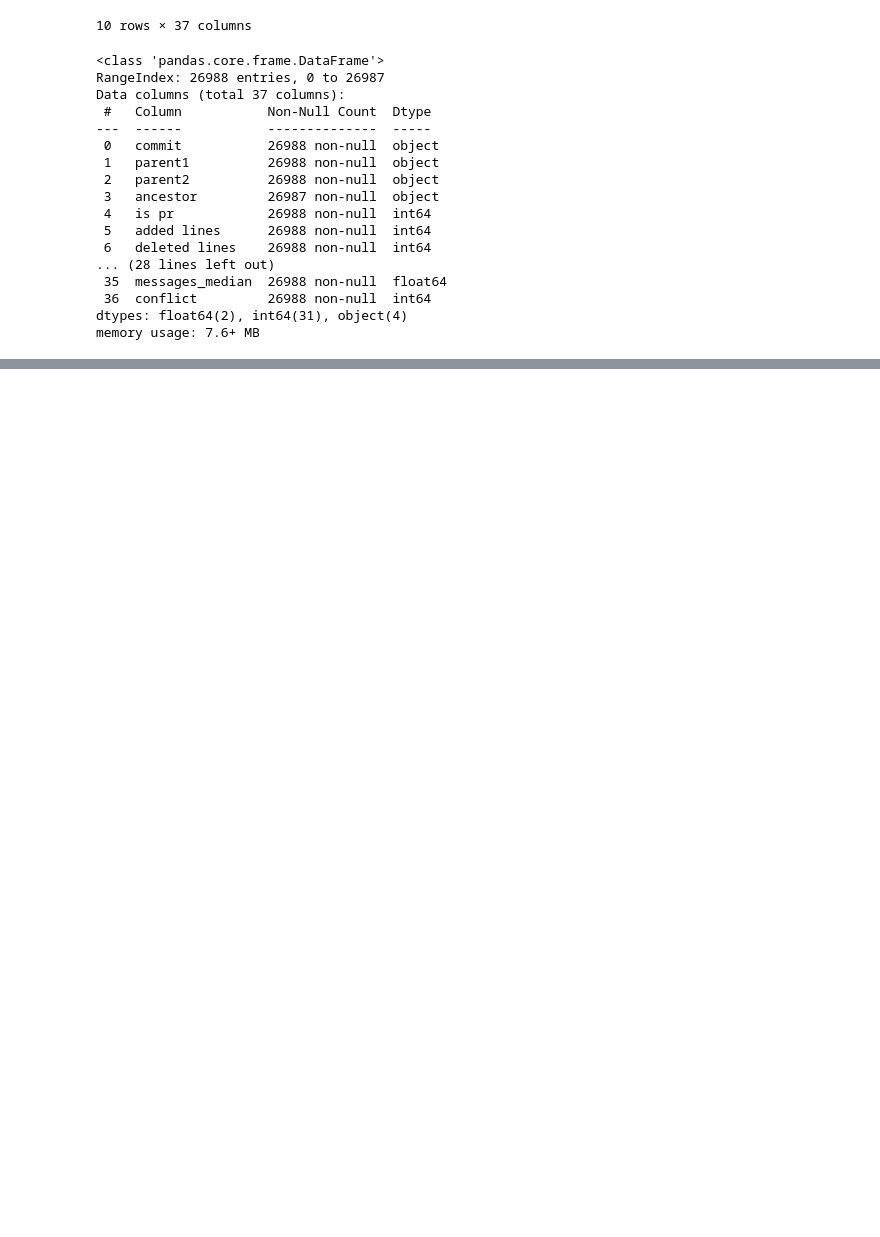
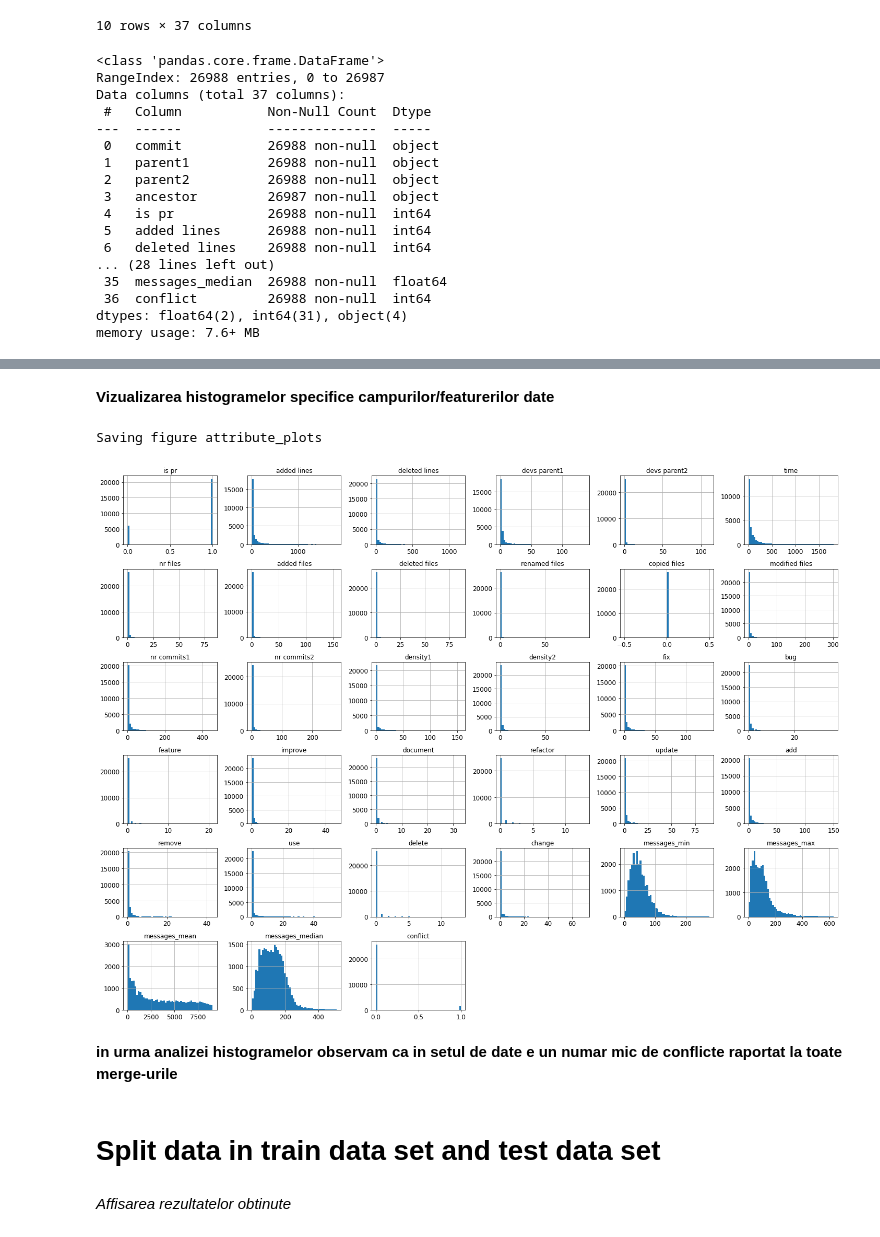
Before and after one commit to birlutiuclaudiu/PredictMergingConflicts, a Jupyter notebook: BirlutiuClaudiu.ipynb, the cells around one changed output, grey strips where cells are left out. Cells and saved outputs as stored; diff of their text form; code cells hidden in the pictures; blank space fills up the shorter version.

```diff
--- a/BirlutiuClaudiu.ipynb
+++ b/BirlutiuClaudiu.ipynb
@@ -187,0 +117,2 @@ Len of train set 5398
+# %%
+data_filtred = merge_conflicts.drop(['commit','parent1','parent2','ancestor'], axis=1)
@@ -187,0 +150,5 @@ Len of train set 5398
+# %%
+encoder = LabelEncoder()
+for column in data_filtred.columns:
+    data_filtred[column] = encoder.fit_transform(data_filtred[column].values)
+data_filtred.head(3)
@@ -187,0 +161,14 @@ Len of train set 5398
+# %% [markdown]
+**Vizualizarea histogramelor specifice campurilor/featurerilor date**
+# %%
+%matplotlib inline
+data_filtred.hist(bins=50, figsize=(20,15))
+save_fig("attribute_plots")
+plt.show()
+# %% [output]
+Saving figure attribute_plots
+[figure, added]
+# %% [markdown]
+**in urma analizei histogramelor observam ca in setul de date e un numar mic de conflicte raportat la toate merge-urile**
+# %% [markdown]
+# Split data in train data set and test data set
@@ -187,0 +202,2 @@ Len of train set 5398
+# %% [markdown]
+*Affisarea rezultatelor obtinute*
```
Also changed, not shown: parts of 60 cells of this notebook, 3 other files.
